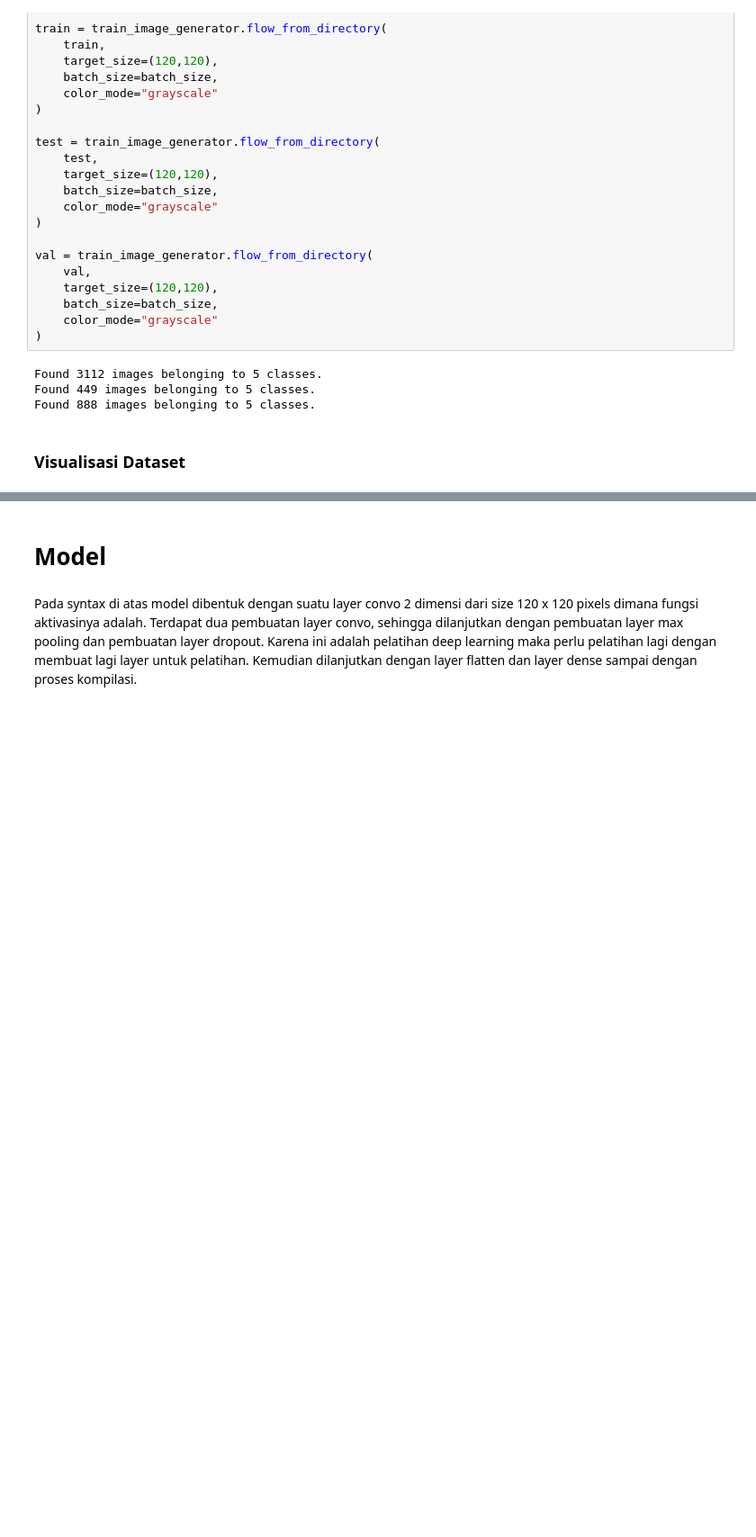
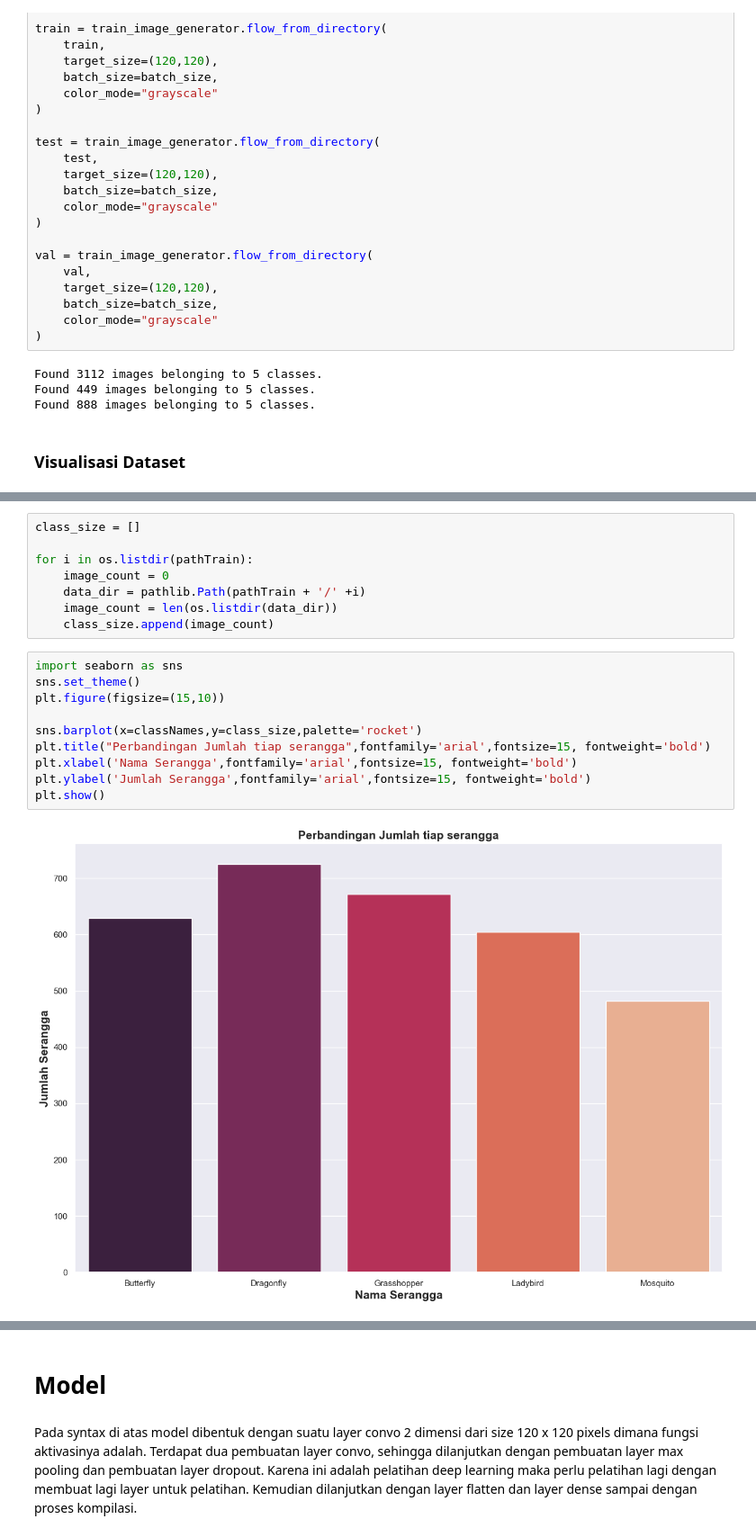
Before and after one commit to riskykrnawan/PA_KB, a Jupyter notebook: PA_KB.ipynb, the cells around one changed output, grey strips where cells are left out. Shown at 90% size. Cells and saved outputs as stored; diff of their text form; blank space fills up the shorter version.

```diff
--- a/PA_KB.ipynb
+++ b/PA_KB.ipynb
@@ -135,0 +189,20 @@ for i in range(5):
+# %%
+class_size = []
+
+for i in os.listdir(pathTrain):
+    image_count = 0
+    data_dir = pathlib.Path(pathTrain + '/' +i)
+    image_count = len(os.listdir(data_dir))
+    class_size.append(image_count)
+# %%
+import seaborn as sns
+sns.set_theme()
+plt.figure(figsize=(15,10))
+
+sns.barplot(x=classNames,y=class_size,palette='rocket')
+plt.title("Perbandingan Jumlah tiap serangga",fontfamily='arial',fontsize=15, fontweight='bold')
+plt.xlabel('Nama Serangga',fontfamily='arial',fontsize=15, fontweight='bold')
+plt.ylabel('Jumlah Serangga',fontfamily='arial',fontsize=15, fontweight='bold')
+plt.show()
+# %% [output]
+[figure, added]
```
Also changed, not shown: parts of 22 cells of this notebook.
